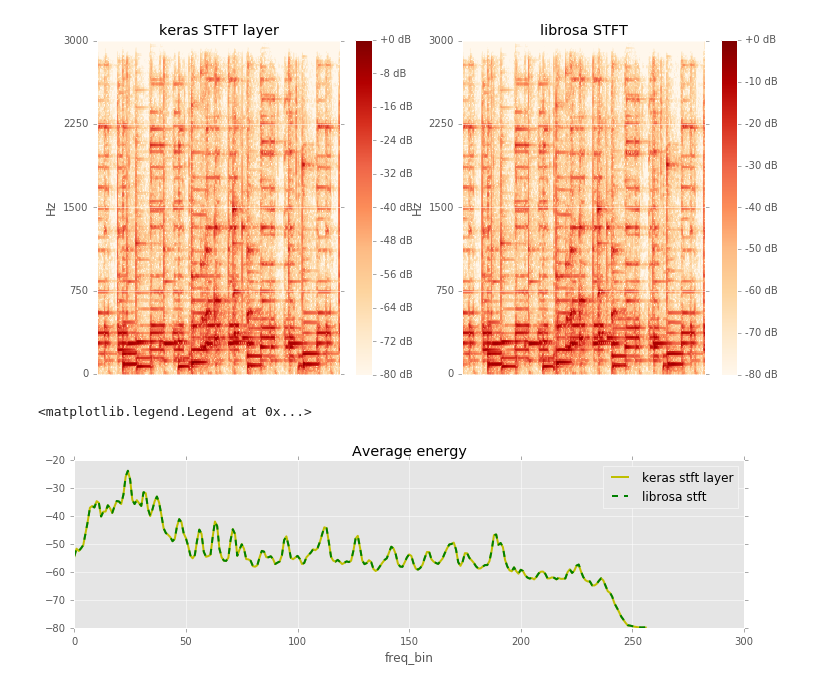
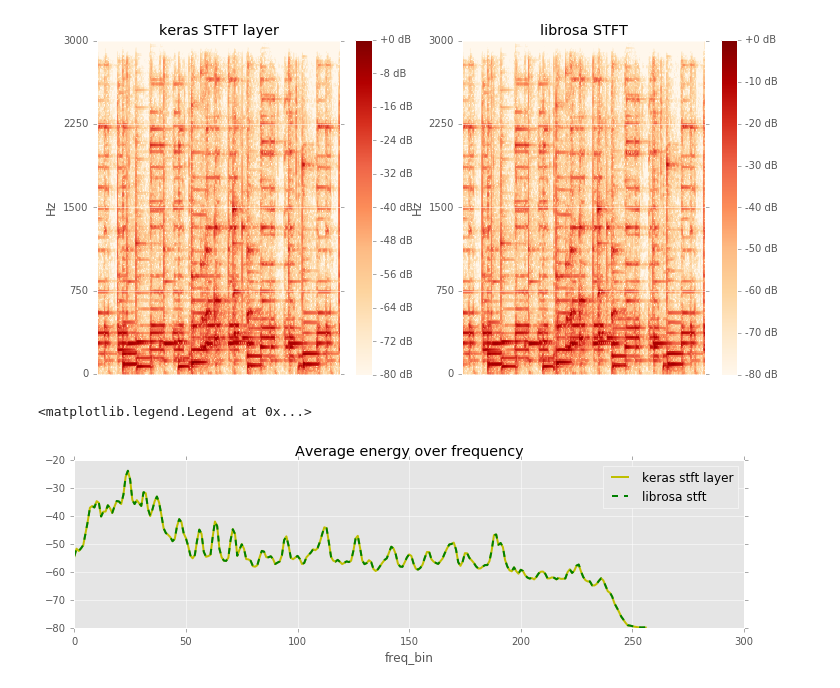
Before and after one commit to keunwoochoi/keras_STFT_layer, a Jupyter notebook: stft.ipynb, the cells around one changed output. Cells and saved outputs as stored; diff of their text form; code cells hidden in the pictures.

```diff
--- a/stft.ipynb
+++ b/stft.ipynb
@@ -69,10 +75,10 @@ plt.title('librosa STFT')
 # %%
 plt.figure(figsize=(12, 3))
 plt.plot(np.mean(output[0], axis=1), 'y', linewidth=2, label='keras stft layer')
 plt.plot(np.mean(D, axis=1), 'g--', linewidth=2, label='librosa stft')
 plt.xlabel('freq_bin')
-plt.title('Average energy')
+plt.title('Average energy over frequency')
 plt.legend()
 # %% [output]
 <matplotlib.legend.Legend at 0x...>
-[figure, old version]
+[figure, new version]
```
Also changed, not shown: parts of 4 cells of this notebook, 4 other files.
